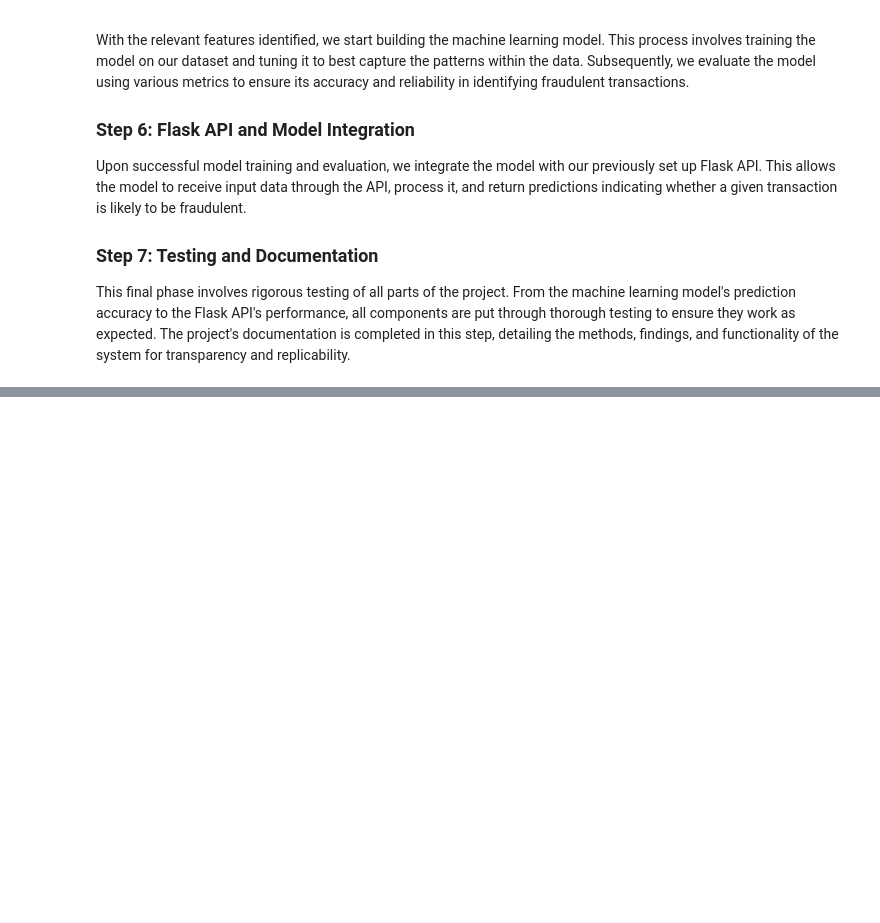
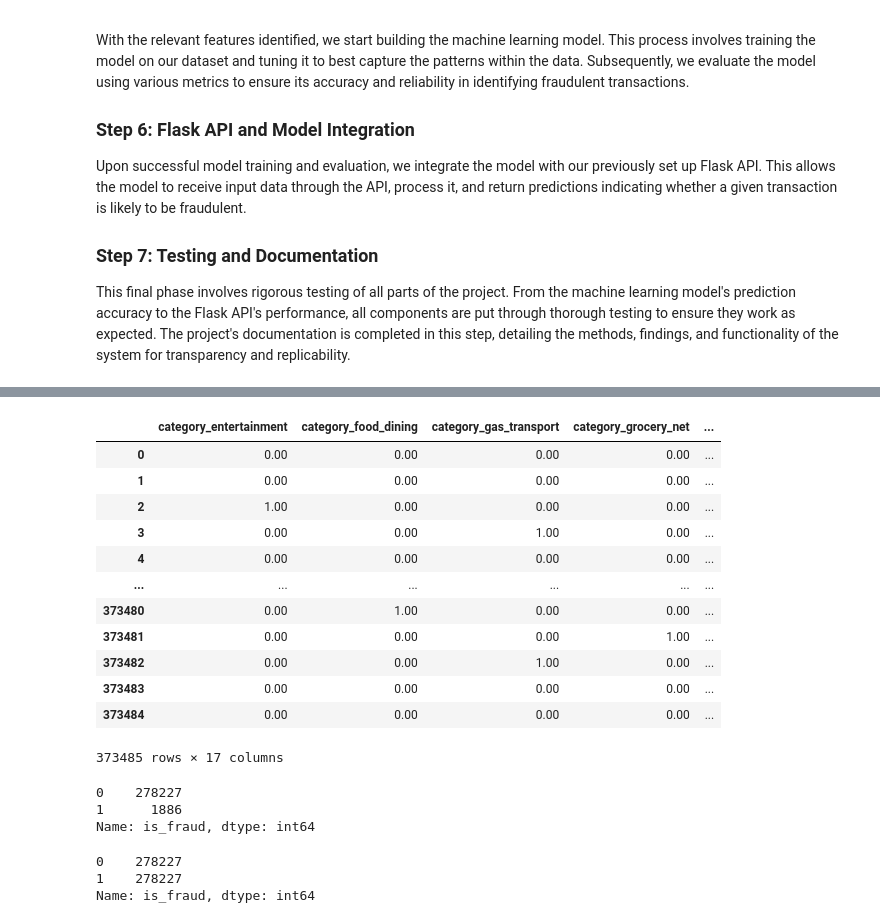
Before and after one commit to rolvera05/fraudguard_ml, a Jupyter notebook: fraud_guard.ipynb, the cells around one changed output, grey strips where cells are left out. Cells and saved outputs as stored; diff of their text form; code cells hidden in the pictures; blank space fills up the shorter version.

```diff
--- a/fraud_guard.ipynb
+++ b/fraud_guard.ipynb
@@ -34,0 +222,6 @@ This final phase involves rigorous testing of all parts of the project. From the
+# %%
+y = encoded_df['is_fraud']
+
+X = encoded_df.drop(columns=['is_fraud'])
+
+display(y)
@@ -34,0 +241,16 @@ This final phase involves rigorous testing of all parts of the project. From the
+# %%
+display(X)
+# %% [output]
+|  | category_entertainment | category_food_dining | category_gas_transport | category_grocery_net | ... |
+| 0 | 0.00 | 0.00 | 0.00 | 0.00 | ... |
+| 1 | 0.00 | 0.00 | 0.00 | 0.00 | ... |
+| 2 | 1.00 | 0.00 | 0.00 | 0.00 | ... |
+| 3 | 0.00 | 0.00 | 1.00 | 0.00 | ... |
+| 4 | 0.00 | 0.00 | 0.00 | 0.00 | ... |
+| ... | ... | ... | ... | ... | ... |
+| 373480 | 0.00 | 1.00 | 0.00 | 0.00 | ... |
+| 373481 | 0.00 | 0.00 | 0.00 | 1.00 | ... |
+| 373482 | 0.00 | 0.00 | 1.00 | 0.00 | ... |
+| 373483 | 0.00 | 0.00 | 0.00 | 0.00 | ... |
+| 373484 | 0.00 | 0.00 | 0.00 | 0.00 | ... |
+373485 rows × 17 columns
@@ -34,0 +266,6 @@ This final phase involves rigorous testing of all parts of the project. From the
+# %%
+y_train.value_counts()
+# %% [output]
+0    278227
+1      1886
+Name: is_fraud, dtype: int64
@@ -34,0 +275,6 @@ This final phase involves rigorous testing of all parts of the project. From the
+# %%
+y_resampled.value_counts()
+# %% [output]
+0    278227
+1    278227
+Name: is_fraud, dtype: int64
```
Also changed, not shown: parts of 31 cells of this notebook, 2 other files.
